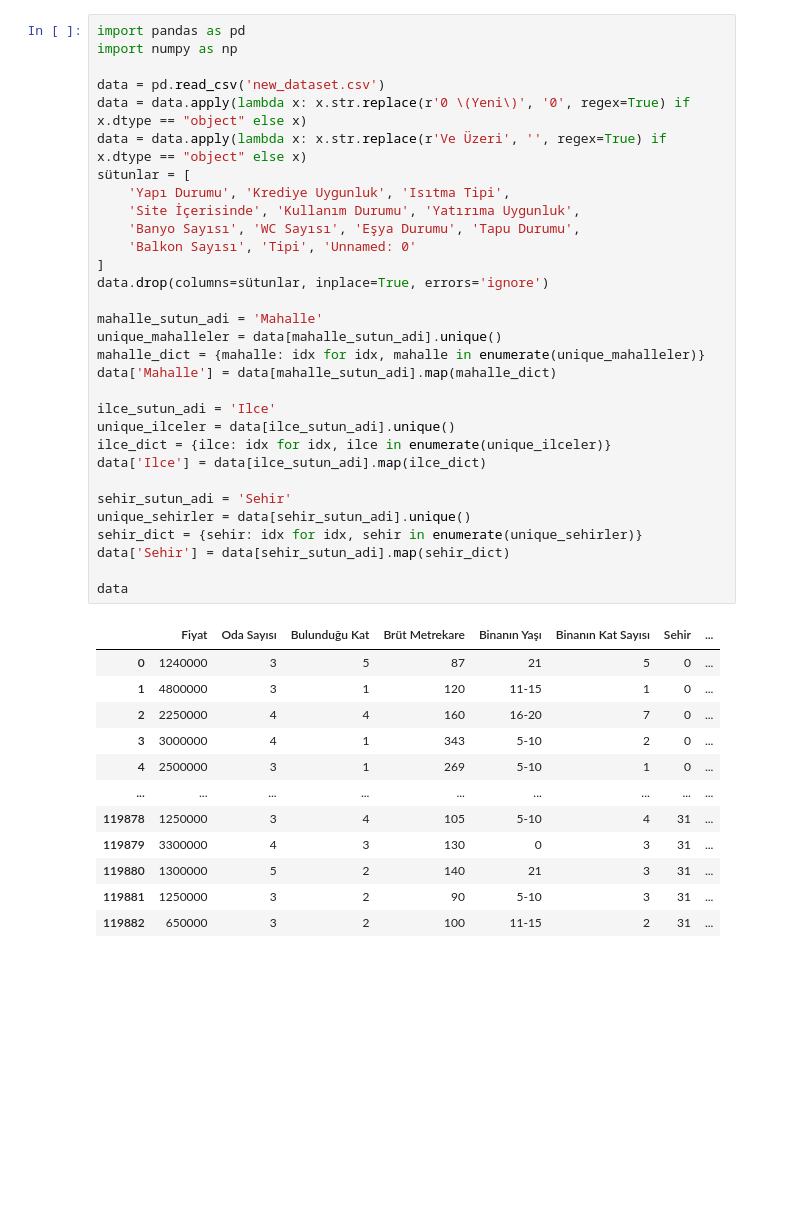
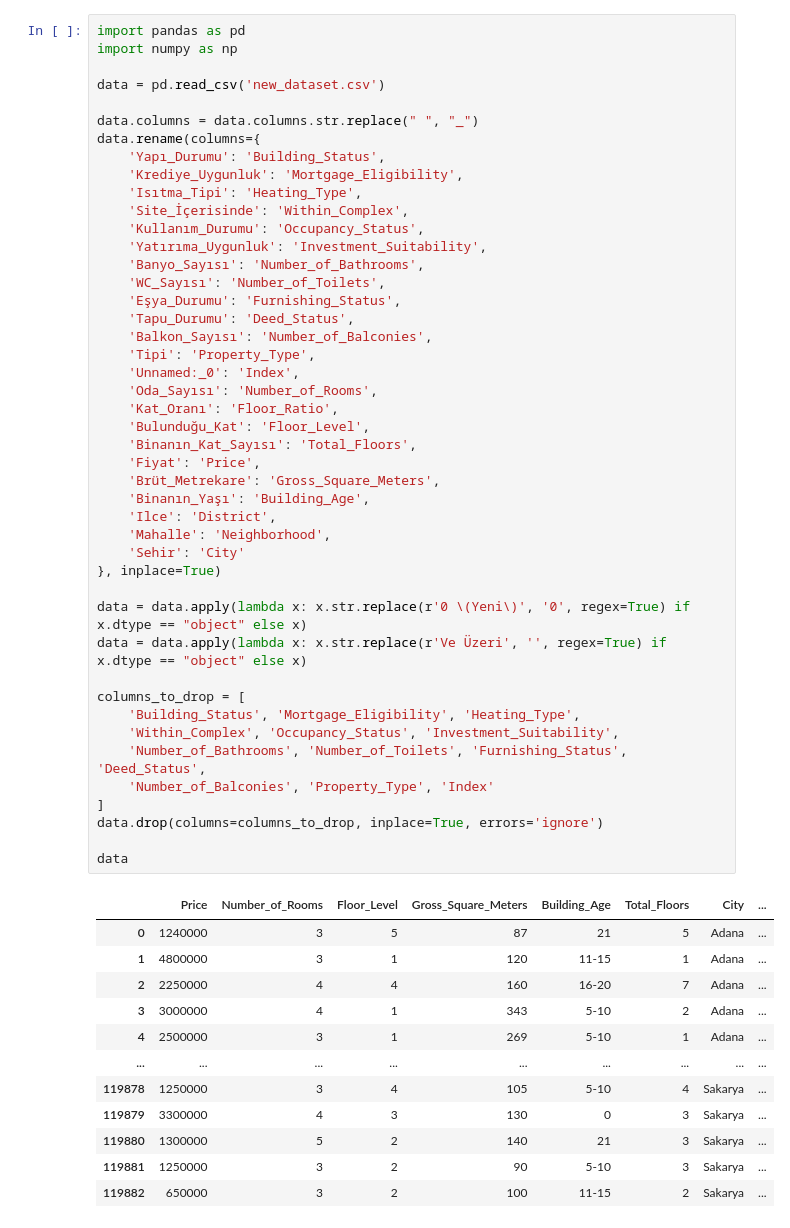
Before and after one commit to bugraisin/Automatic-Property-Price-Estimator, a Jupyter notebook: AutomaticPropertyEstimator.ipynb, the cells around one changed output. Drawn from its saved outputs; the diff is of its cells as text; blank space fills up the shorter version.

```diff
--- a/AutomaticPropertyEstimator.ipynb
+++ b/AutomaticPropertyEstimator.ipynb
@@ -1,47 +1,61 @@
 # %%
 import pandas as pd
 import numpy as np
 
 data = pd.read_csv('new_dataset.csv')
+
+data.columns = data.columns.str.replace(" ", "_")
+data.rename(columns={
+    'Yapı_Durumu': 'Building_Status',
+    'Krediye_Uygunluk': 'Mortgage_Eligibility',
+    'Isıtma_Tipi': 'Heating_Type',
+    'Site_İçerisinde': 'Within_Complex',
+    'Kullanım_Durumu': 'Occupancy_Status',
+    'Yatırıma_Uygunluk': 'Investment_Suitability',
+    'Banyo_Sayısı': 'Number_of_Bathrooms',
+    'WC_Sayısı': 'Number_of_Toilets',
+    'Eşya_Durumu': 'Furnishing_Status',
+    'Tapu_Durumu': 'Deed_Status',
+    'Balkon_Sayısı': 'Number_of_Balconies',
+    'Tipi': 'Property_Type',
+    'Unnamed:_0': 'Index',
+    'Oda_Sayısı': 'Number_of_Rooms',
+    'Kat_Oranı': 'Floor_Ratio',
+    'Bulunduğu_Kat': 'Floor_Level',
+    'Binanın_Kat_Sayısı': 'Total_Floors',
+    'Fiyat': 'Price',
+    'Brüt_Metrekare': 'Gross_Square_Meters',
+    'Binanın_Yaşı': 'Building_Age',
+    'Ilce': 'District',
+    'Mahalle': 'Neighborhood',
+    'Sehir': 'City'
+}, inplace=True)
+
 data = data.apply(lambda x: x.str.replace(r'0 \(Yeni\)', '0', regex=True) if x.dtype == "object" else x)
 data = data.apply(lambda x: x.str.replace(r'Ve Üzeri', '', regex=True) if x.dtype == "object" else x)
-sütunlar = [
-    'Yapı Durumu', 'Krediye Uygunluk', 'Isıtma Tipi',
-    'Site İçerisinde', 'Kullanım Durumu', 'Yatırıma Uygunluk',
-    'Banyo Sayısı', 'WC Sayısı', 'Eşya Durumu', 'Tapu Durumu',
-    'Balkon Sayısı', 'Tipi', 'Unnamed: 0'
+
+columns_to_drop = [
+    'Building_Status', 'Mortgage_Eligibility', 'Heating_Type',
+    'Within_Complex', 'Occupancy_Status', 'Investment_Suitability',
+    'Number_of_Bathrooms', 'Number_of_Toilets', 'Furnishing_Status', 'Deed_Status',
+    'Number_of_Balconies', 'Property_Type', 'Index'
 ]
-data.drop(columns=sütunlar, inplace=True, errors='ignore')
-
-mahalle_sutun_adi = 'Mahalle'
-unique_mahalleler = data[mahalle_sutun_adi].unique()
-mahalle_dict = {mahalle: idx for idx, mahalle in enumerate(unique_mahalleler)}
-data['Mahalle'] = data[mahalle_sutun_adi].map(mahalle_dict)
-
-ilce_sutun_adi = 'Ilce'
-unique_ilceler = data[ilce_sutun_adi].unique()
-ilce_dict = {ilce: idx for idx, ilce in enumerate(unique_ilceler)}
-data['Ilce'] = data[ilce_sutun_adi].map(ilce_dict)
-
-sehir_sutun_adi = 'Sehir'
-unique_sehirler = data[sehir_sutun_adi].unique()
-sehir_dict = {sehir: idx for idx, sehir in enumerate(unique_sehirler)}
-data['Sehir'] = data[sehir_sutun_adi].map(sehir_dict)
+data.drop(columns=columns_to_drop, inplace=True, errors='ignore')
 
 data
 # %% [output]
-|  | Fiyat | Oda Sayısı | Bulunduğu Kat | Brüt Metrekare | Binanın Yaşı | Binanın Kat Sayısı | Sehir | ... |
-| 0 | 1240000 | 3 | 5 | 87 | 21 | 5 | 0 | ... |
-| 1 | 4800000 | 3 | 1 | 120 | 11-15 | 1 | 0 | ... |
-| 2 | 2250000 | 4 | 4 | 160 | 16-20 | 7 | 0 | ... |
-| 3 | 3000000 | 4 | 1 | 343 | 5-10 | 2 | 0 | ... |
-| 4 | 2500000 | 3 | 1 | 269 | 5-10 | 1 | 0 | ... |
+|  | Price | Number_of_Rooms | Floor_Level | Gross_Square_Meters | Building_Age | Total_Floors | City | ... |
+| 0 | 1240000 | 3 | 5 | 87 | 21 | 5 | Adana | ... |
+| 1 | 4800000 | 3 | 1 | 120 | 11-15 | 1 | Adana | ... |
+| 2 | 2250000 | 4 | 4 | 160 | 16-20 | 7 | Adana | ... |
+| 3 | 3000000 | 4 | 1 | 343 | 5-10 | 2 | Adana | ... |
+| 4 | 2500000 | 3 | 1 | 269 | 5-10 | 1 | Adana | ... |
 | ... | ... | ... | ... | ... | ... | ... | ... | ... |
-| 119878 | 1250000 | 3 | 4 | 105 | 5-10 | 4 | 31 | ... |
-| 119879 | 3300000 | 4 | 3 | 130 | 0 | 3 | 31 | ... |
-| 119880 | 1300000 | 5 | 2 | 140 | 21 | 3 | 31 | ... |
-| 119881 | 1250000 | 3 | 2 | 90 | 5-10 | 3 | 31 | ... |
-| 119882 | 650000 | 3 | 2 | 100 | 11-15 | 2 | 31 | ... |
+| 119878 | 1250000 | 3 | 4 | 105 | 5-10 | 4 | Sakarya | ... |
+| 119879 | 3300000 | 4 | 3 | 130 | 0 | 3 | Sakarya | ... |
+| 119880 | 1300000 | 5 | 2 | 140 | 21 | 3 | Sakarya | ... |
+| 119881 | 1250000 | 3 | 2 | 90 | 5-10 | 3 | Sakarya | ... |
+| 119882 | 650000 | 3 | 2 | 100 | 11-15 | 2 | Sakarya | ... |
 119883 rows × 9 columns
 # %%
 from sklearn.preprocessing import StandardScaler, LabelEncoder
```
Also changed, not shown: parts of 13 cells of this notebook, 7 other files.
